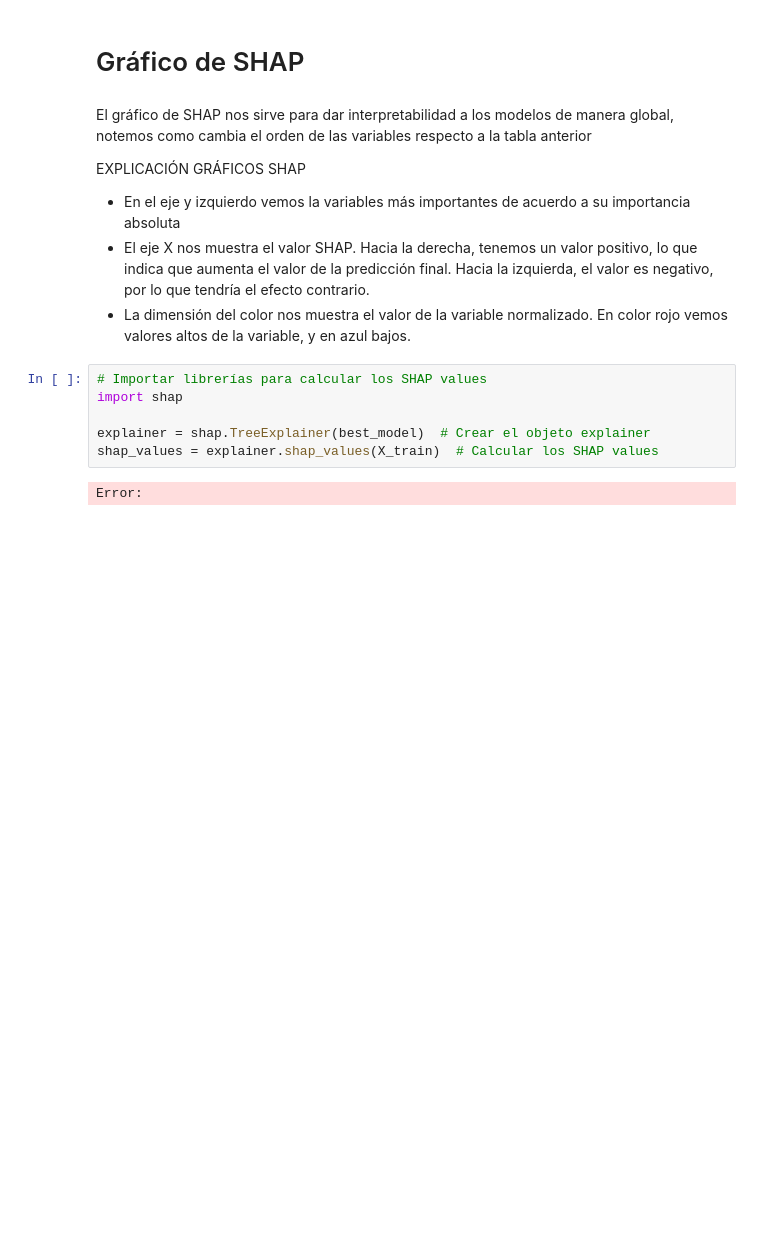
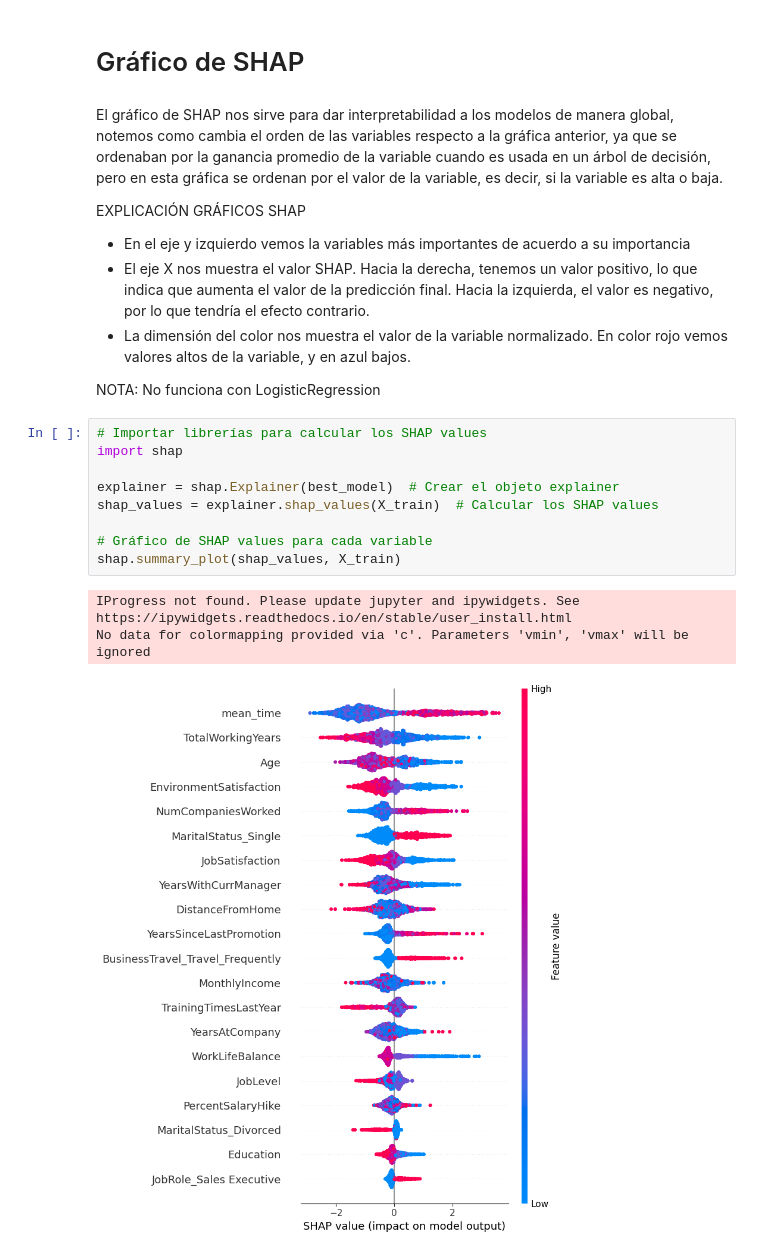
Before and after one commit to diegosaaval/human-resources, a Jupyter notebook: 3_models.ipynb, the cells around one changed output. Cells and saved outputs as stored; diff of their text form; blank space fills up the shorter version.

```diff
--- a/3_models.ipynb
+++ b/3_models.ipynb
@@ -302,17 +335,24 @@ Error:
 # %% [markdown]
 # Gráfico de SHAP
 # %% [markdown]
-El gráfico de SHAP nos sirve para dar interpretabilidad a los modelos de manera global, notemos como cambia el orden de las variables respecto a la tabla anterior
+El gráfico de SHAP nos sirve para dar interpretabilidad a los modelos de manera global, notemos como cambia el orden de las variables respecto a la gráfica anterior, ya que se ordenaban por la ganancia promedio de la variable cuando es usada en un árbol de decisión, pero en esta gráfica se ordenan por el valor de la variable, es decir, si la variable es alta o baja.
 
 EXPLICACIÓN GRÁFICOS SHAP
-* En el eje y izquierdo vemos la variables más importantes de acuerdo a su importancia absoluta
+* En el eje y izquierdo vemos la variables más importantes de acuerdo a su importancia
 * El eje X nos muestra el valor SHAP. Hacia la derecha, tenemos un valor positivo, lo que indica que aumenta el valor de la predicción final. Hacia la izquierda, el valor es negativo, por lo que tendría el efecto contrario.
 * La dimensión del color nos muestra el valor de la variable normalizado. En color rojo vemos valores altos de la variable, y en azul bajos.
+
+NOTA: No funciona con LogisticRegression
 # %%
 # Importar librerías para calcular los SHAP values
 import shap
 
-explainer = shap.TreeExplainer(best_model)  # Crear el objeto explainer
+explainer = shap.Explainer(best_model)  # Crear el objeto explainer
 shap_values = explainer.shap_values(X_train)  # Calcular los SHAP values
+
+# Gráfico de SHAP values para cada variable
+shap.summary_plot(shap_values, X_train)
 # %% [output]
-Error:
+IProgress not found. Please update jupyter and ipywidgets. See https://ipywidgets.readthedocs.io/en/stable/user_install.html
+No data for colormapping provided via 'c'. Parameters 'vmin', 'vmax' will be ignored
+[figure, added]
```
Also changed, not shown: parts of 30 cells of this notebook.
